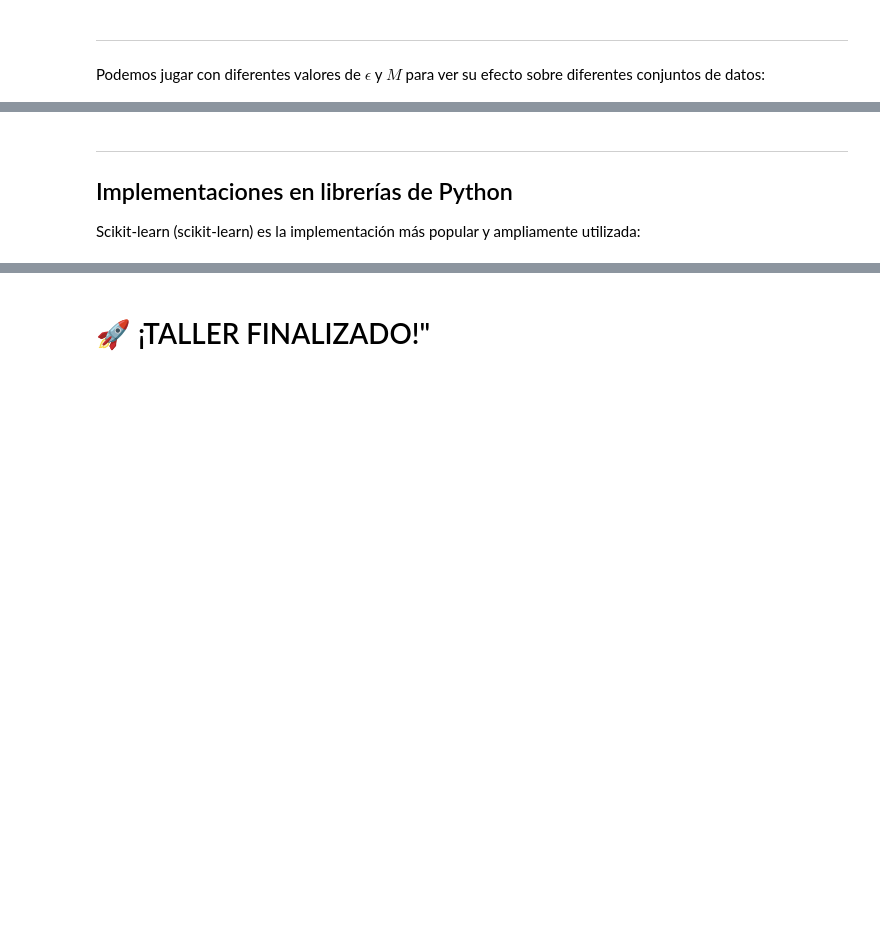
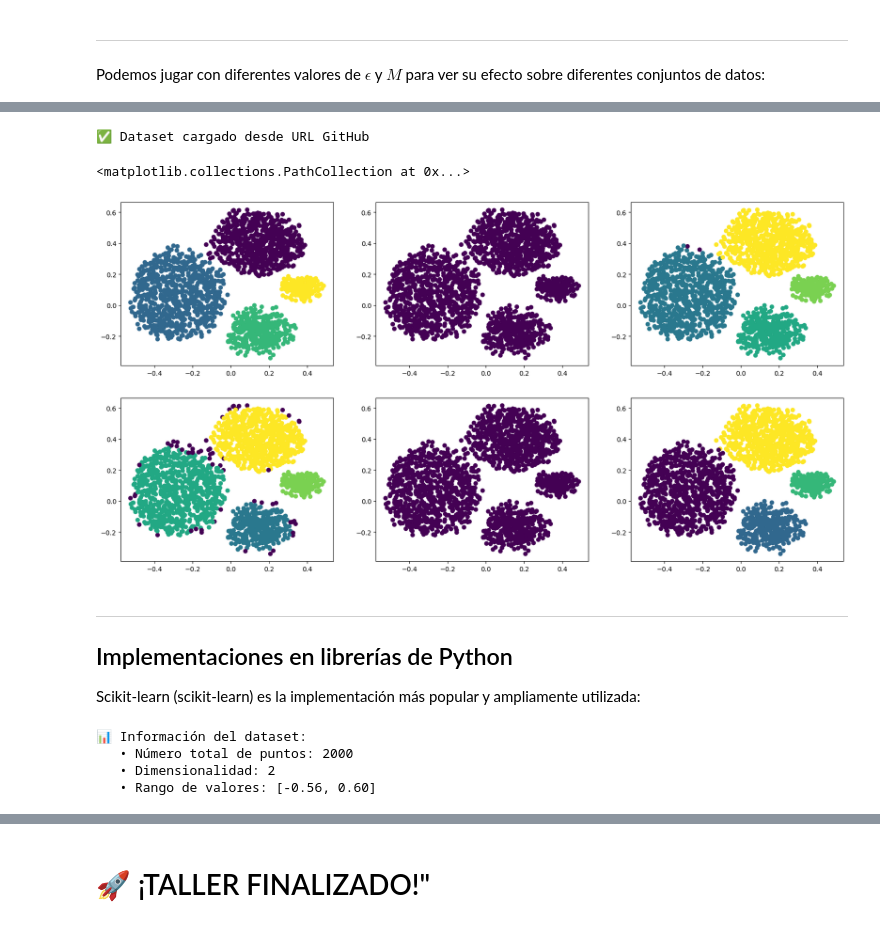
Before and after one commit to SandraNavarrete-docente/aprendizaje-automatico-252601, a Jupyter notebook: 04-MODELOS-NO-SUPERVISADOS/4_6_1_Métodos_de_clustering_basado_en_densidad.ipynb, the cells around one changed output, grey strips where cells are left out. Drawn from its saved outputs; the diff is of its cells as text; code cells hidden in the pictures; blank space fills up the shorter version.

```diff
--- a/04-MODELOS-NO-SUPERVISADOS/4_6_1_Métodos_de_clustering_basado_en_densidad.ipynb
+++ b/04-MODELOS-NO-SUPERVISADOS/4_6_1_Métodos_de_clustering_basado_en_densidad.ipynb
@@ -156,18 +171,27 @@ ax[1,2].scatter(Dx[:,0], Dx[:,1], c = Dyp5)
 # %%
-D =cargar_dataset("dataset_cuatro_diferente_medida.xlsx")
-D = D[ np.random.choice(np.arange(D.shape[0]), D.shape[0], replace=False) ,:]
-Dx = D[:,1:3]
-Dy = D[:,3]
+D2 =cargar_dataset("dataset_cuatro_diferente_medida.xlsx")
+D2 = D2[ np.random.choice(np.arange(D2.shape[0]), D2.shape[0], replace=False) ,:]
+Dx2 = D2[:,1:3]
+Dy2 = D2[:,3]
 
- # P7 SU CODIGO AQUI
+mDistancia2 = matriz_distancias(Dx2, distancia_euclidiana)
+Dyp1 = agrupamiento_densidad_DBSCAN(mDistancia2,eps=.03,M=38)
+Dyp2 = agrupamiento_densidad_DBSCAN(mDistancia2,eps=.07,M=38)
+Dyp3 = agrupamiento_densidad_DBSCAN(mDistancia2,eps=.05,M=25)
+Dyp4 = agrupamiento_densidad_DBSCAN(mDistancia2,eps=.03,M=48)
+Dyp5 = agrupamiento_densidad_DBSCAN(mDistancia2,eps=.06,M=18)
 
 fig, ax = plt.subplots(2,3,figsize=(20,10))
-ax[0,0].scatter(Dx[:,0], Dx[:,1], c = Dy)
-ax[0,1].scatter(Dx[:,0], Dx[:,1], c = Dyp1)
-ax[0,2].scatter(Dx[:,0], Dx[:,1], c = Dyp2)
-ax[1,0].scatter(Dx[:,0], Dx[:,1], c = Dyp3)
-ax[1,1].scatter(Dx[:,0], Dx[:,1], c = Dyp4)
-ax[1,2].scatter(Dx[:,0], Dx[:,1], c = Dyp5)
+ax[0,0].scatter(Dx2[:,0], Dx2[:,1], c = Dy2)
+ax[0,1].scatter(Dx2[:,0], Dx2[:,1], c = Dyp1)
+ax[0,2].scatter(Dx2[:,0], Dx2[:,1], c = Dyp2)
+ax[1,0].scatter(Dx2[:,0], Dx2[:,1], c = Dyp3)
+ax[1,1].scatter(Dx2[:,0], Dx2[:,1], c = Dyp4)
+ax[1,2].scatter(Dx2[:,0], Dx2[:,1], c = Dyp5)
+# %% [output]
+✅ Dataset cargado desde URL GitHub
+<matplotlib.collections.PathCollection at 0x...>
+[figure, added]
 # %% [markdown]
 <hr>
 <h2>Implementaciones en librerías de Python</h2>
@@ -177,13 +201,18 @@ Scikit-learn (scikit-learn) es la implementación más popular y ampliamente uti
 from sklearn.preprocessing import StandardScaler
 
 # Estandarizar los datos
-#scaler = StandardScaler()
-#X_scaled = scaler.fit_transform(Dx)
+scaler = StandardScaler()
+X_scaled = scaler.fit_transform(Dx)
 
 print(f"\n📊 Información del dataset:")
 print(f"   • Número total de puntos: {len(Dx)}")
 print(f"   • Dimensionalidad: {Dx.shape[1]}")
 print(f"   • Rango de valores: [{Dx.min():.2f}, {Dx.max():.2f}]")
+# %% [output]
+📊 Información del dataset:
+   • Número total de puntos: 2000
+   • Dimensionalidad: 2
+   • Rango de valores: [-0.56, 0.60]
 # %%
 from sklearn.cluster import DBSCAN
 eps = 0.07      # Distancia máxima entre puntos del mismo cluster
```
Also changed, not shown: parts of 11 cells of this notebook.
